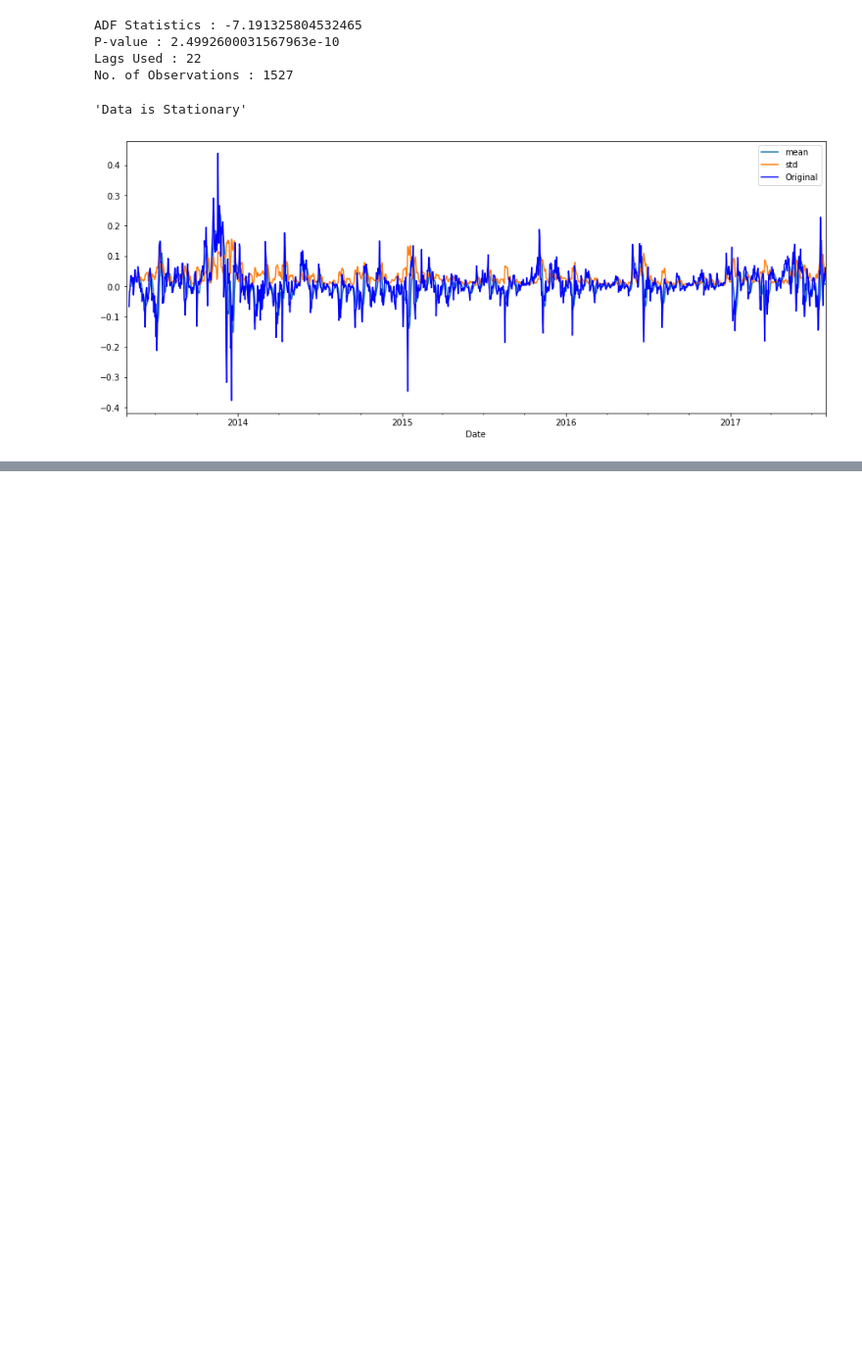
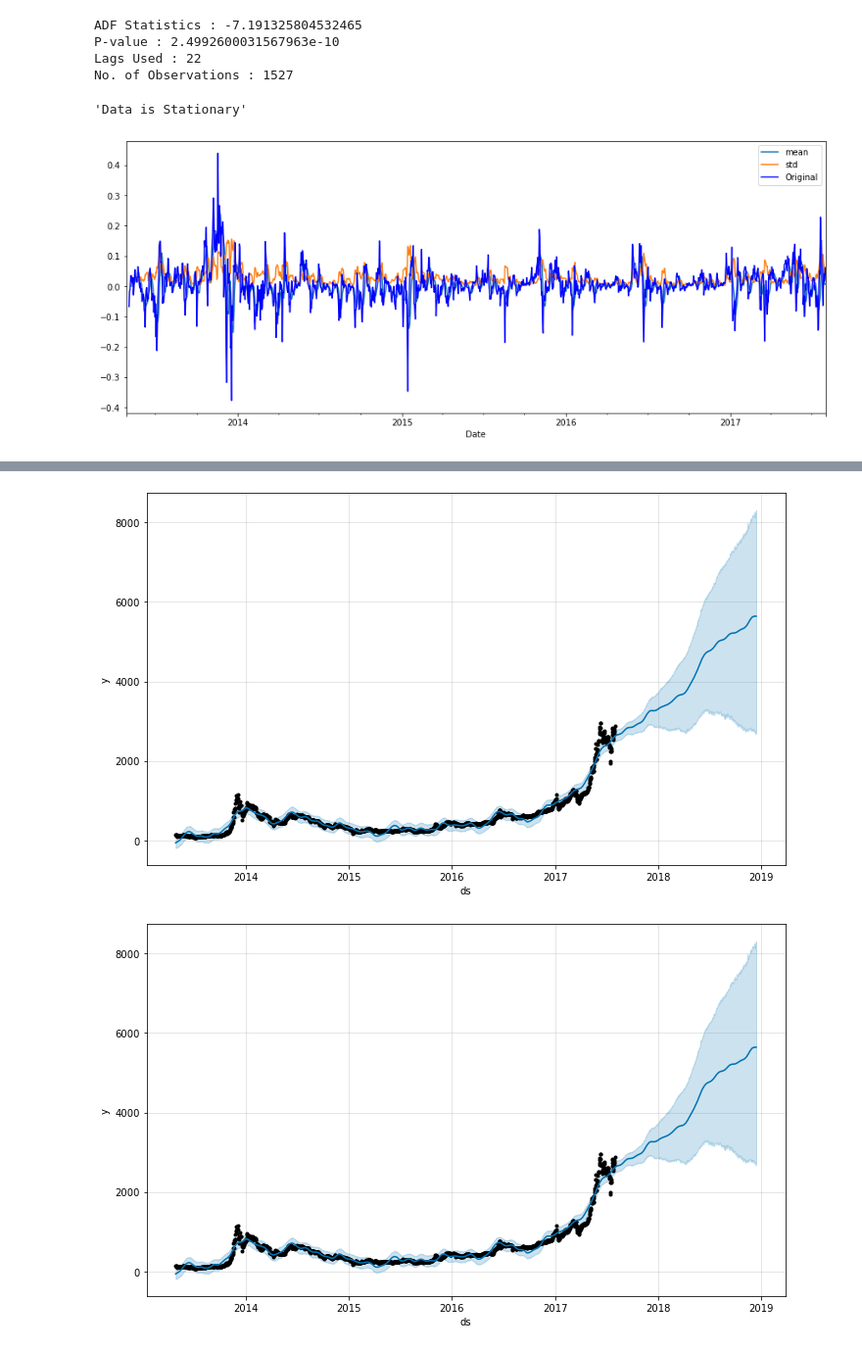
Before and after one commit to sounishnath003/DataScienceML-Learning, a Jupyter notebook: TimeSeriesDatasetHandlings/0_analysis.ipynb, the cells around one changed output, grey strips where cells are left out. Shown at 98% size. Saved outputs shown, nothing was run; the diff lists cells and outputs as text; code cells hidden in the pictures; blank space fills up the shorter version.

```diff
--- a/TimeSeriesDatasetHandlings/0_analysis.ipynb
+++ b/TimeSeriesDatasetHandlings/0_analysis.ipynb
@@ -401,0 +389,5 @@ from fbprophet import Prophet
+# %%
+dataset = df[['Close']]
+dataset.reset_index(inplace=True)
+dataset.columns=['ds', 'y'] # This is mandetory - for Prophet - `ds and y`
+dataset.head()
@@ -401,0 +401,2 @@ from fbprophet import Prophet
+# %%
+fitted_model = model.fit(dataset)
@@ -401,0 +422,5 @@ from fbprophet import Prophet
+# %%
+future_predictions = fitted_model.make_future_dataframe(periods=500, freq='D', include_history=True)
+# %%
+forecast = fitted_model.predict(future_predictions)
+forecast
@@ -401,0 +455,5 @@ from fbprophet import Prophet
+# %%
+model.plot(forecast)
+# %% [output]
+[figure, added]
+[figure, added]
```
Also changed, not shown: parts of 14 cells of this notebook.
